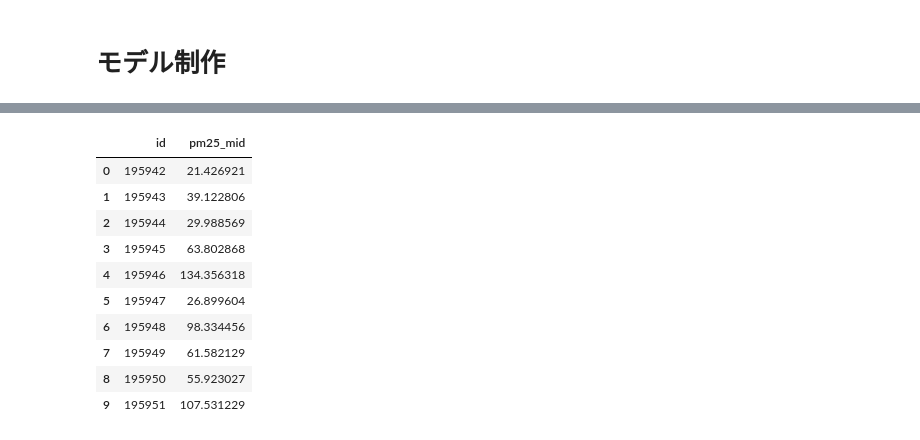
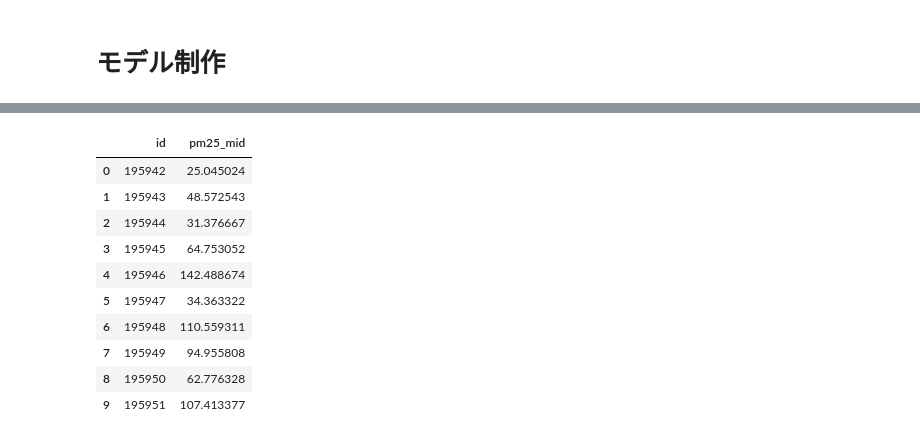
Before and after one commit to littlebirdpp/signate_PM, a Jupyter notebook: exp005.ipynb, the cells around one changed output, grey strips where cells are left out. Drawn from its saved outputs; the diff is of its cells as text; code cells hidden in the pictures.

```diff
--- a/exp005.ipynb
+++ b/exp005.ipynb
@@ -261,3 +263,24 @@ train.groupby('Country').mean()
+# %%
+group = 'City'
+feature_cols = [ 'co_cnt',
+       'co_min', 'co_mid', 'co_max', 'co_var', 'o3_cnt', 'o3_min', 'o3_mid',
+       'o3_max', 'o3_var', 'so2_cnt', 'so2_min', 'so2_mid', 'so2_max',
+       'so2_var', 'no2_cnt', 'no2_min', 'no2_mid', 'no2_max', 'no2_var',
+       'temperature_cnt', 'temperature_min', 'temperature_mid',
+       'temperature_max', 'temperature_var', 'humidity_cnt', 'humidity_min',
+       'humidity_mid', 'humidity_max', 'humidity_var', 'pressure_cnt',
+       'pressure_min', 'pressure_mid', 'pressure_max', 'pressure_var',
+       'ws_cnt', 'ws_min', 'ws_mid', 'ws_max', 'ws_var', 'dew_cnt', 'dew_min',
+       'dew_mid', 'dew_max', 'dew_var',]
+
+lag = 1
+train = pd.concat([
+    train, train.groupby(group)[feature_cols].shift(lag).add_prefix(f'shift{lag}_')
+], axis=1)
+
+test = pd.concat([
+    test, test.groupby(group)[feature_cols].shift(lag).add_prefix(f'shift{lag}_')
+], axis=1)
 # %% [markdown]
 # one-hot-encoding
 # %%
@@ -419,7 +442,7 @@ test_num = pd.get_dummies(test_num,columns=['kmeans'])
 import numpy as np
 cols=[]
 for i in df_num.columns:
-  if abs(np.corrcoef(df_num[i],df_num['pm25_mid'])[0][1])>0.01 and i != 'pm25_mid':
+  if i != 'pm25_mid':
     cols.append(i)
 cols
 # %% [output]
@@ -608,20 +631,20 @@ sample=sample.set_axis(['id','pm25_mid'],axis=1)
 # %%
 df_submission = sample.copy()
 df_submission["pm25_mid"] = df_submission["id"].map(dict(df_test[["id", "prediction"]].values))
 assert not df_submission["pm25_mid"].isna().any()
 display(df_submission.head(10))
 
 # make submission file
-df_submission.to_csv("v5.csv",header=None,index=None)
+df_submission.to_csv("v6.csv",header=None,index=None)
 # %% [output]
 |  | id | pm25_mid |
-| 0 | 195942 | 21.426921 |
-| 1 | 195943 | 39.122806 |
-| 2 | 195944 | 29.988569 |
-| 3 | 195945 | 63.802868 |
-| 4 | 195946 | 134.356318 |
-| 5 | 195947 | 26.899604 |
-| 6 | 195948 | 98.334456 |
-| 7 | 195949 | 61.582129 |
-| 8 | 195950 | 55.923027 |
-| 9 | 195951 | 107.531229 |
+| 0 | 195942 | 25.045024 |
+| 1 | 195943 | 48.572543 |
+| 2 | 195944 | 31.376667 |
+| 3 | 195945 | 64.753052 |
+| 4 | 195946 | 142.488674 |
+| 5 | 195947 | 34.363322 |
+| 6 | 195948 | 110.559311 |
+| 7 | 195949 | 94.955808 |
+| 8 | 195950 | 62.776328 |
+| 9 | 195951 | 107.413377 |
```
Also changed, not shown: parts of 12 cells of this notebook, 1 other file.
